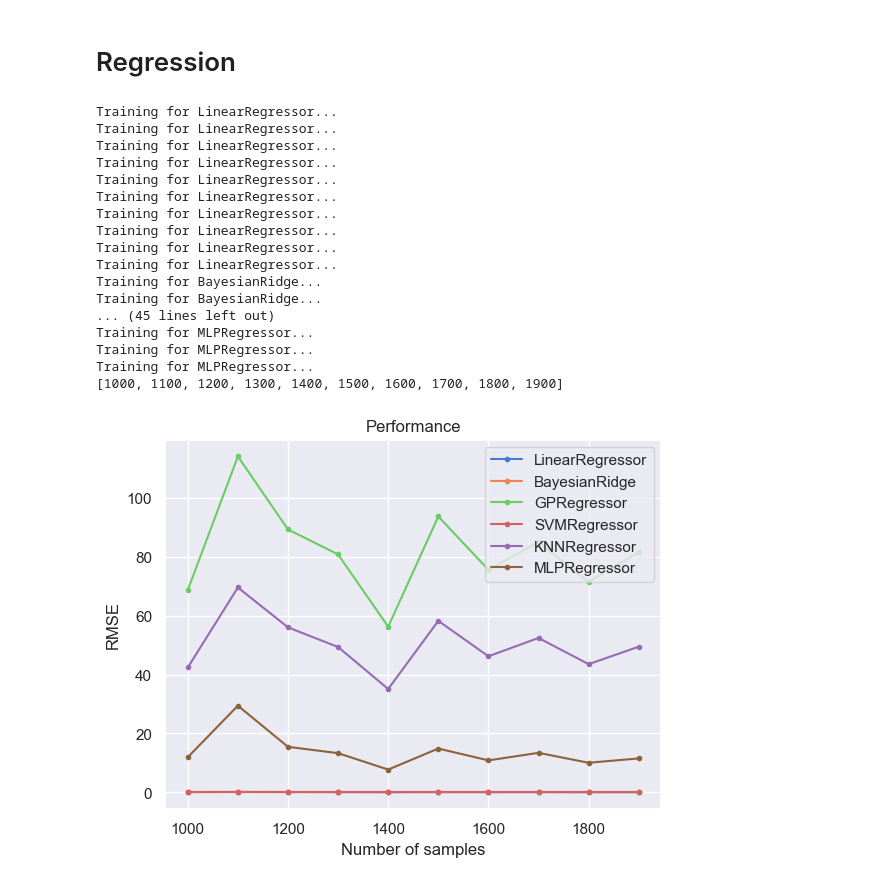
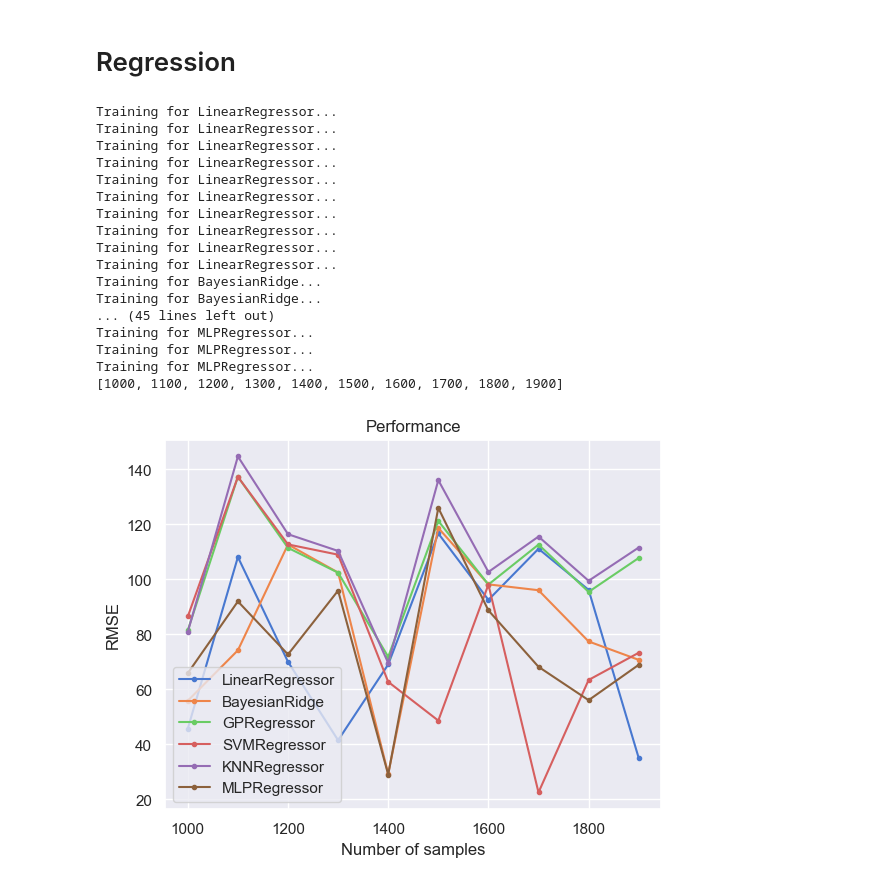
Before and after one commit to salvatorebuono02/DQ_Project, a Jupyter notebook: project.ipynb, the cells around one changed output. Saved outputs shown, nothing was run; the diff lists cells and outputs as text; code cells hidden in the pictures.

Commit message:
fix bugs and plot with different percentage.

```diff
--- a/project.ipynb
+++ b/project.ipynb
@@ -83,19 +83,9 @@ dtype: float64
 # %% [markdown]
 Create a function that changes at random the feature type with boolean or numeric values
 # %%
-import random
 
 # List of names
-names = ['Alice', 'Bob', 'Charlie', 'David', 'Eve', 'Frank', 'Grace', 'Henry', 'Ivy', 'Jack']
+names = ['Alice', 'Bob', 'Charlie', 'David', 'Eve', 'Frank', 'Grace', 'Henry', 'Ivy', 'Jack','John', 'Kate', 'Larry', 'Michael', 'Nancy', 'Oliver', 'Pete', 'Robert', 'Susan', 'Tom']
 
 # List of surnames
 surnames = ['Smith', 'Johnson', 'Williams', 'Jones', 'Brown', 'Davis', 'Miller', 'Wilson', 'Moore', 'Taylor']
-
-# Randomly select 10 elements from the names list
-random_names = random.sample(names, 10)
-
-# Randomly select 10 elements from the surnames list
-random_surnames = random.sample(surnames, 10)
-
-print(random_names)
-print(random_surnames)
@@ -105,6 +92,7 @@ print(random_surnames)
 # %%
 import pandas as pd
 import numpy as np
+import random
 
 def inject_variable_type_issue(dataset, percentage):
     # Copy the dataset to avoid modifying the original
@@ -123,15 +111,15 @@ def inject_variable_type_issue(dataset, percentage):
             # Convert numeric feature to categorical or boolean
             prob= np.random.rand()
             if prob < 0.2:
-                polluted_dataset[column_name] = np.random.choice(['red', 'green', 'blue'], size=len(dataset))
+                polluted_dataset[column_name] = np.random.choice(['red', 'green', 'blue','purple','orange','yellow','grey','white','black','light blue','pink'], size=len(dataset))
             elif prob < 0.4:
                 polluted_dataset[column_name] = np.random.choice([True, False], size=len(dataset))
             elif prob < 0.6:
-                polluted_dataset[column_name] = np.random.choice(random_names, size=len(dataset))
+                polluted_dataset[column_name] = np.random.choice(names, size=len(dataset))
             elif prob < 0.8:
-                polluted_dataset[column_name] = np.random.choice(10, size=len(dataset))
+                polluted_dataset[column_name] = np.random.choice(100, size=len(dataset))
             else:
-                polluted_dataset[column_name] = np.random.choice(random_surnames, size=len(dataset))
+                polluted_dataset[column_name] = np.random.choice(surnames, size=len(dataset))
 
     return polluted_dataset
 
@@ -278,5 +246,11 @@ Name: count, Length: 1000, dtype: int64
 # %% [markdown]
 # Regression
+# %%
+def encode_categorical(df):
+    for column_name in df.columns:
+        if not np.issubdtype(df[column_name].dtype, np.number):
+            df = pd.get_dummies(df, columns=[column_name])
+    return df
 # %%
 from SCRIPTS.D_data_analysis import regression
 from SCRIPTS.E_plot_results import plot
@@ -293,40 +267,42 @@ for algorithm in REGRESSION_ALGORITHMS:  # FIRST CICLE ON THE ALGORITHMS
 
     for i in range(0,10):  # SECOND CICLE ON THE NUMBER OF POLLUTED DATASET THAT YOU WANT TO CREATE WITH DIFFERENT % OF POLLUTION
         # DATA COLLECTION
-        X, y = make_dataset_for_regression(n_samples=1000+i*100, n_features=12, n_informative=4, n_targets=1, bias=0.0, effective_rank=None, tail_strength=0.5, noise=0.0, seed=2023)
+        X, y = make_dataset_for_regression(n_samples=1000+i*100, n_features=12, n_informative=4, n_targets=1, bias=0.0, effective_rank=None, tail_strength=0.5, noise=20.0, seed=2023)
         # DATA POLLUTION
         df = pd.DataFrame(X)
-        polluted_dataset = inject_variable_type_issue(df, 0.6)
+        df = inject_variable_type_issue(df, 0.6)
+        df.columns = df.columns.astype(str)
+        df = encode_categorical(df)
         # DATA ANALYSIS
         results_1_analysis = regression(df, y, algorithm, SEED)
         results_single_algorithm.append(results_1_analysis)
 
     results_for_each_algorithm.append(results_single_algorithm)
 
 # RESULTS EVALUATION
 # EXAMPLE FOR USING THE SCRIPTS TO PLOT THE RESULTS
 x_axis_values = [1000 + i * 100 for i in range(10)]
 print(x_axis_values)
 
 plot(x_axis_values, x_label="Number of samples", results=results_for_each_algorithm,title="Performance", algorithms=REGRESSION_ALGORITHMS, plot_type="performance")
 plot(x_axis_values, x_label="Number of samples", results=results_for_each_algorithm,title="Distance train-test", algorithms=REGRESSION_ALGORITHMS, plot_type="distance train-test")
 plot(x_axis_values, x_label="Number of samples", results=results_for_each_algorithm,title="Speed", algorithms=REGRESSION_ALGORITHMS, plot_type="speed")
 # %% [output]
 Training for LinearRegressor...
 Training for LinearRegressor...
 Training for LinearRegressor...
 Training for LinearRegressor...
 Training for LinearRegressor...
 Training for LinearRegressor...
 Training for LinearRegressor...
 Training for LinearRegressor...
 Training for LinearRegressor...
 Training for LinearRegressor...
 Training for BayesianRidge...
 Training for BayesianRidge...
 ... (45 lines left out)
 Training for MLPRegressor...
 Training for MLPRegressor...
 Training for MLPRegressor...
 [1000, 1100, 1200, 1300, 1400, 1500, 1600, 1700, 1800, 1900]
-[figure, old version]
+[figure, new version]
```
Also changed, not shown: parts of 6 cells of this notebook, 16 other files.
